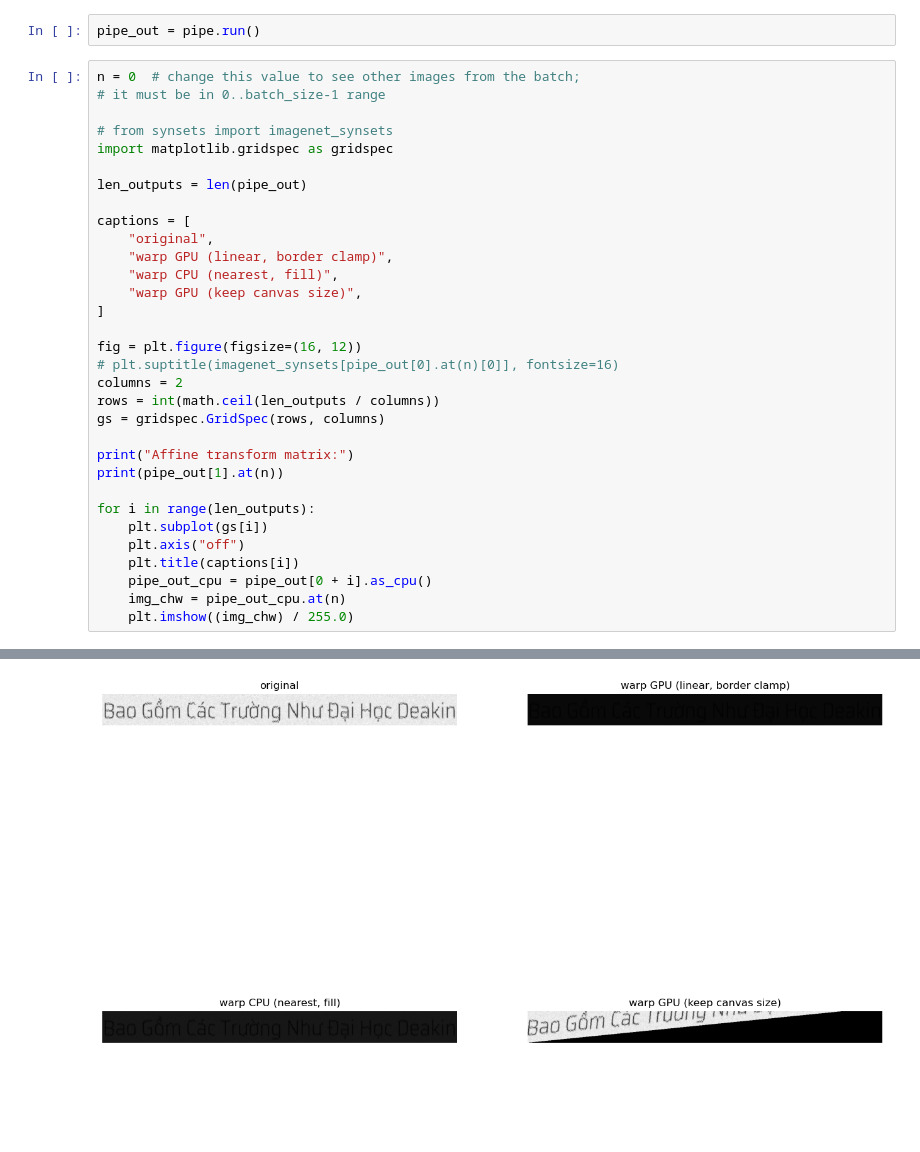
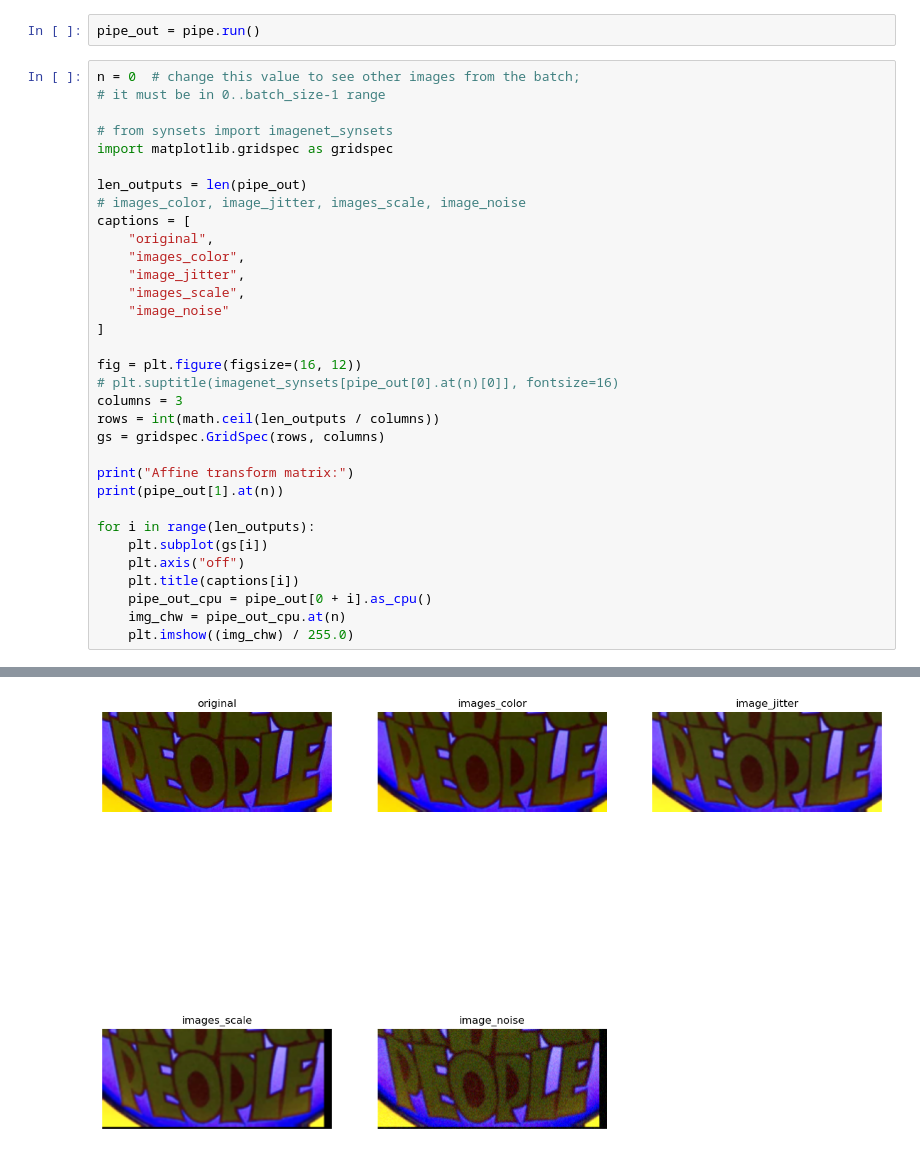
Before and after one commit to ducto489/lib_ocr, a Jupyter notebook: experiment/dali-aug.ipynb, the cells around one changed output, grey strips where cells are left out. Cells and saved outputs as stored; diff of their text form; blank space fills up the shorter version.

```diff
--- a/experiment/dali-aug.ipynb
+++ b/experiment/dali-aug.ipynb
@@ -122,17 +82,18 @@ n = 0  # change this value to see other images from the batch;
 import matplotlib.gridspec as gridspec
 
 len_outputs = len(pipe_out)
-
+# images_color, image_jitter, images_scale, image_noise
 captions = [
     "original",
-    "warp GPU (linear, border clamp)",
-    "warp CPU (nearest, fill)",
-    "warp GPU (keep canvas size)",
+    "images_color",
+    "image_jitter",
+    "images_scale",
+    "image_noise"
 ]
 
 fig = plt.figure(figsize=(16, 12))
 # plt.suptitle(imagenet_synsets[pipe_out[0].at(n)[0]], fontsize=16)
-columns = 2
+columns = 3
 rows = int(math.ceil(len_outputs / columns))
 gs = gridspec.GridSpec(rows, columns)
 
@@ -167 +132 @@ Affine transform matrix:
-[figure, old version]
+[figure, new version]
```
Also changed, not shown: parts of 3 cells of this notebook, 4 other files.
